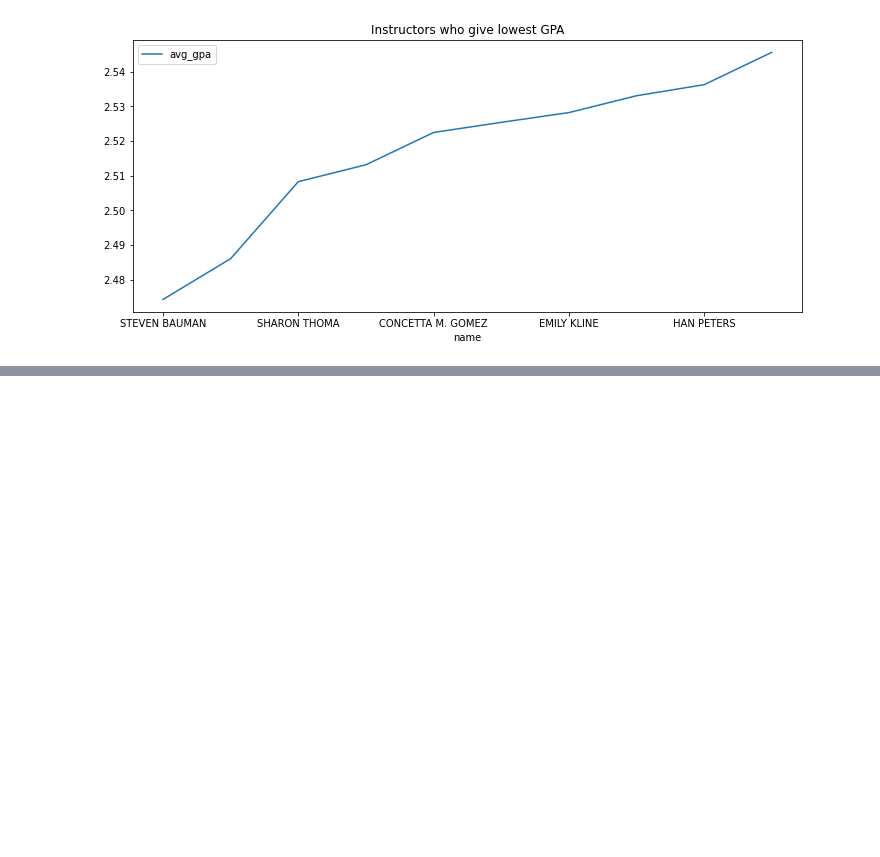
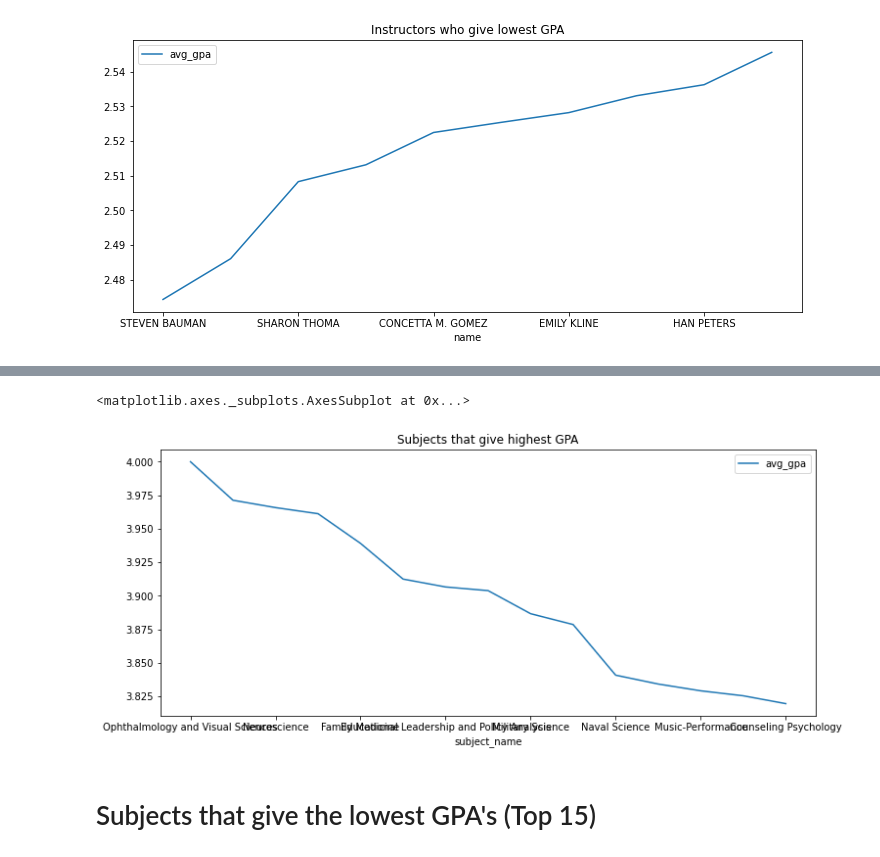
Before and after one commit to crypticrk/UW-Madsion-Dataset-Analysis, a Jupyter notebook: UW Madison Dataset Analyis.ipynb, the cells around one changed output, grey strips where cells are left out. Cells and saved outputs as stored; diff of their text form; code cells hidden in the pictures; blank space fills up the shorter version.

```diff
--- a/UW Madison Dataset Analyis.ipynb
+++ b/UW Madison Dataset Analyis.ipynb
@@ -877,0 +880,17 @@ lowest_gpa_instructors.plot(x='name',y=['avg_gpa'],figsize=(12,5),title='Instruc
+# %%
+subject_hgpas = pd.read_sql ("""SELECT subject_name,
+                                SUM(gpas.gpa * gpas.num_grades) / SUM(gpas.num_grades) AS avg_gpa,
+                                AVG(gpas.num_grades) AS avg_num_grades,
+                                SUM(gpas.num_grades) AS total_num_grades
+
+                                FROM instructor_courses
+                                INNER JOIN section_gpas gpas
+                                ON instructor_courses.course_offering_uuid = gpas.course_offering_uuid
+
+                                GROUP BY subject_name
+                                HAVING SUM(gpas.num_grades) > 300
+                                ORDER BY avg_gpa DESC
+                                LIMIT 15;
+
+                                """, conn)
+subject_hgpas
@@ -877,0 +914,7 @@ lowest_gpa_instructors.plot(x='name',y=['avg_gpa'],figsize=(12,5),title='Instruc
+# %%
+subject_hgpas.plot(x='subject_name',y=['avg_gpa'],figsize=(12,5),title='Subjects that give highest GPA')
+# %% [output]
+<matplotlib.axes._subplots.AxesSubplot at 0x...>
+[figure, added]
+# %% [markdown]
+# Subjects that give the lowest GPA's (Top 15)
```
Also changed, not shown: parts of 2 cells of this notebook.
